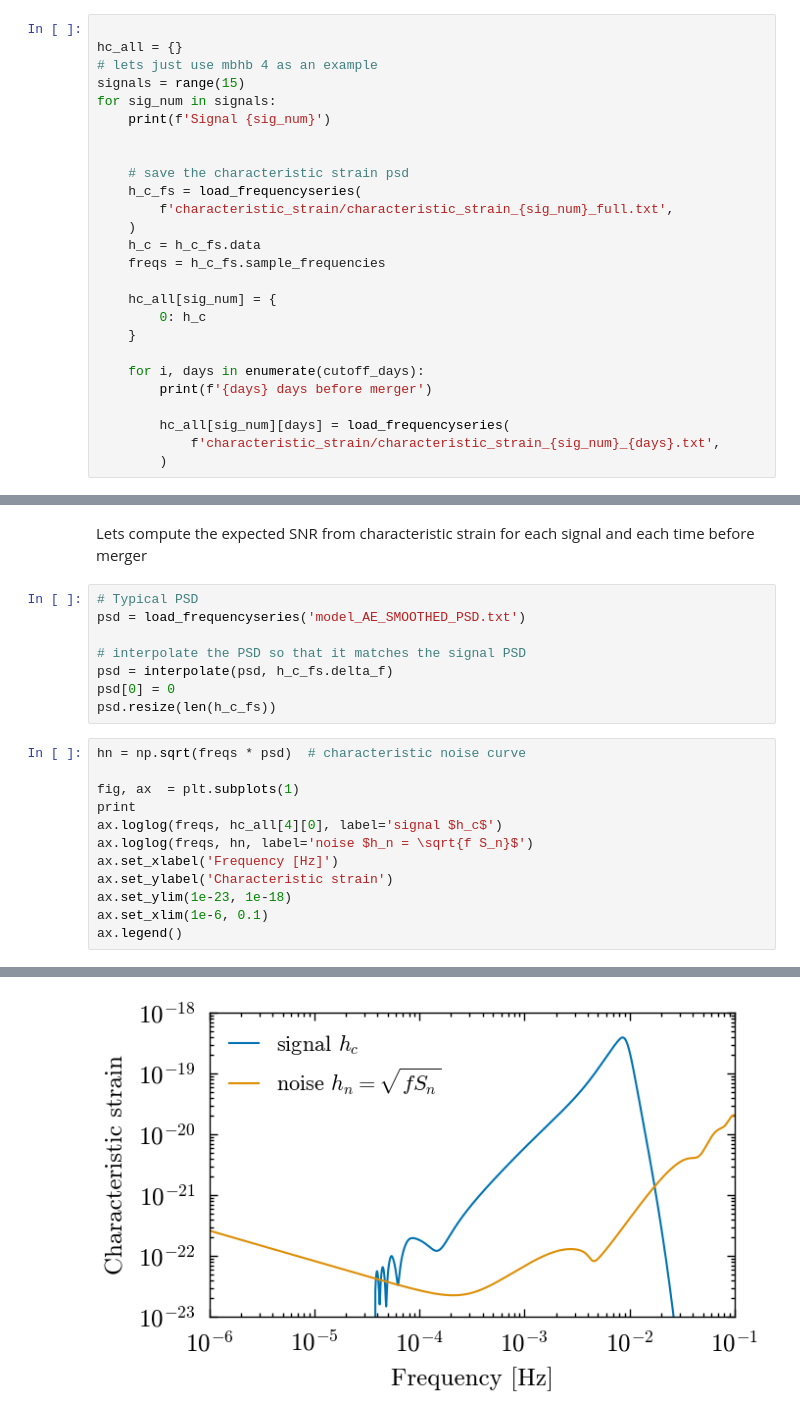
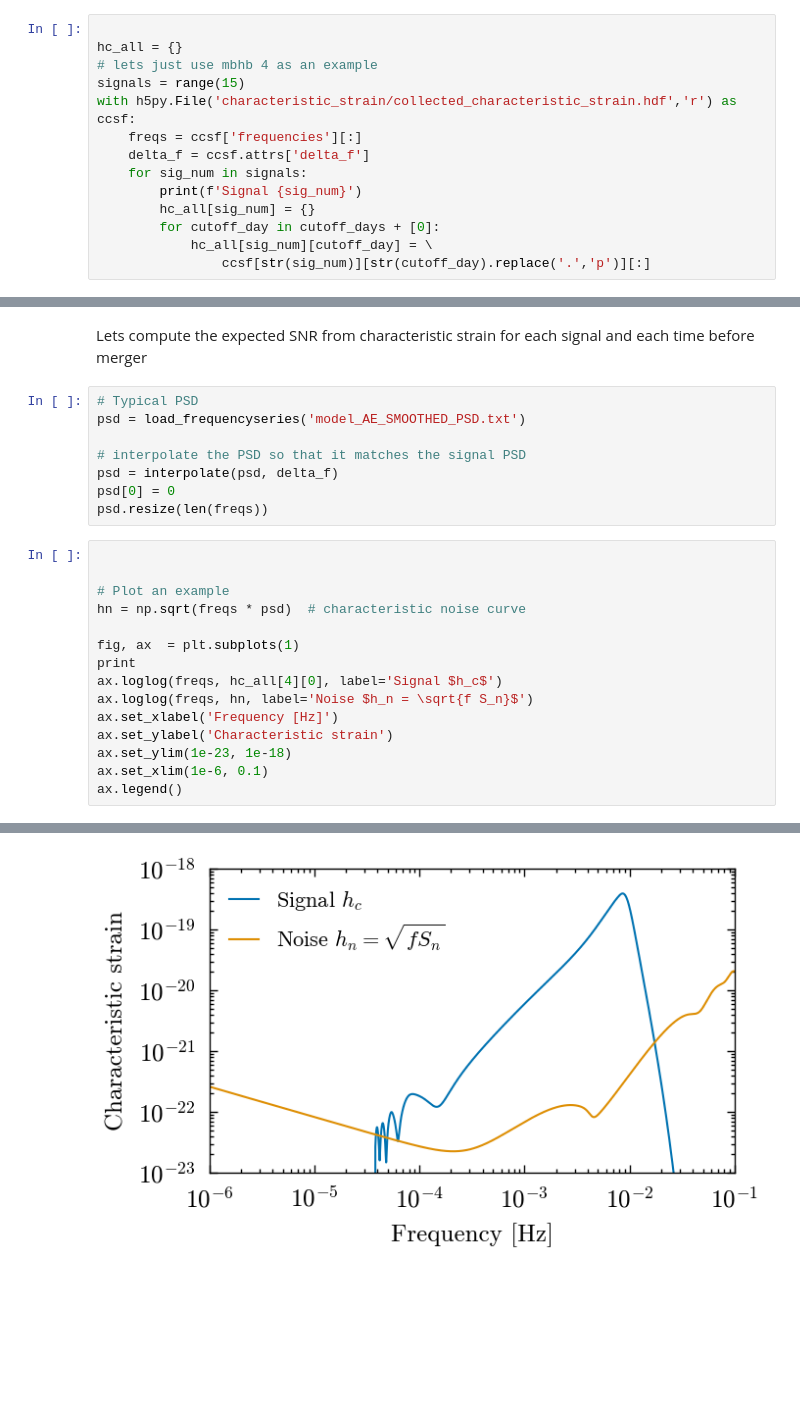
Before and after one commit to icg-gravwaves/lisa_premerger_sangria, a Jupyter notebook: estimate_psds/characteristic_strain.ipynb, the cells around one changed output, grey strips where cells are left out. Drawn from its saved outputs; the diff is of its cells as text; blank space fills up the shorter version.

Commit message:
Updates and adding plots for estimates PSDs / dataset section

```diff
--- a/estimate_psds/characteristic_strain.ipynb
+++ b/estimate_psds/characteristic_strain.ipynb
@@ -48,26 +49,14 @@ time_before_colors[0] = 'k'
 hc_all = {}
 # lets just use mbhb 4 as an example
 signals = range(15)
-for sig_num in signals:
-    print(f'Signal {sig_num}')
-
-
-    # save the characteristic strain psd
-    h_c_fs = load_frequencyseries(
-        f'characteristic_strain/characteristic_strain_{sig_num}_full.txt',
-    )
-    h_c = h_c_fs.data
-    freqs = h_c_fs.sample_frequencies
-
-    hc_all[sig_num] = {
-        0: h_c
-    }
-
-    for i, days in enumerate(cutoff_days):
-        print(f'{days} days before merger')
-
-        hc_all[sig_num][days] = load_frequencyseries(
-            f'characteristic_strain/characteristic_strain_{sig_num}_{days}.txt',
-        )
+with h5py.File('characteristic_strain/collected_characteristic_strain.hdf','r') as ccsf:
+    freqs = ccsf['frequencies'][:]
+    delta_f = ccsf.attrs['delta_f']
+    for sig_num in signals:
+        print(f'Signal {sig_num}')
+        hc_all[sig_num] = {}
+        for cutoff_day in cutoff_days + [0]:
+            hc_all[sig_num][cutoff_day] = \
+                ccsf[str(sig_num)][str(cutoff_day).replace('.','p')][:]
 # %% [output]
 Signal 0
@@ -94,22 +81,25 @@ Lets compute the expected SNR from characteristic strain for each signal and eac
 psd = load_frequencyseries('model_AE_SMOOTHED_PSD.txt')
 
 # interpolate the PSD so that it matches the signal PSD
-psd = interpolate(psd, h_c_fs.delta_f)
+psd = interpolate(psd, delta_f)
 psd[0] = 0
-psd.resize(len(h_c_fs))
+psd.resize(len(freqs))
 # %%
+
+
+# Plot an example
 hn = np.sqrt(freqs * psd)  # characteristic noise curve
 
 fig, ax  = plt.subplots(1)
 print
-ax.loglog(freqs, hc_all[4][0], label='signal $h_c$')
-ax.loglog(freqs, hn, label='noise $h_n = \sqrt{f S_n}$')
+ax.loglog(freqs, hc_all[4][0], label='Signal $h_c$')
+ax.loglog(freqs, hn, label='Noise $h_n = \sqrt{f S_n}$')
 ax.set_xlabel('Frequency [Hz]')
 ax.set_ylabel('Characteristic strain')
 ax.set_ylim(1e-23, 1e-18)
 ax.set_xlim(1e-6, 0.1)
 ax.legend()
 # %% [output]
 <matplotlib.legend.Legend at 0x...>
-[figure, old version]
+[figure, new version]
 # %%
```
Also changed, not shown: parts of 3 cells of this notebook, 9 other files.
